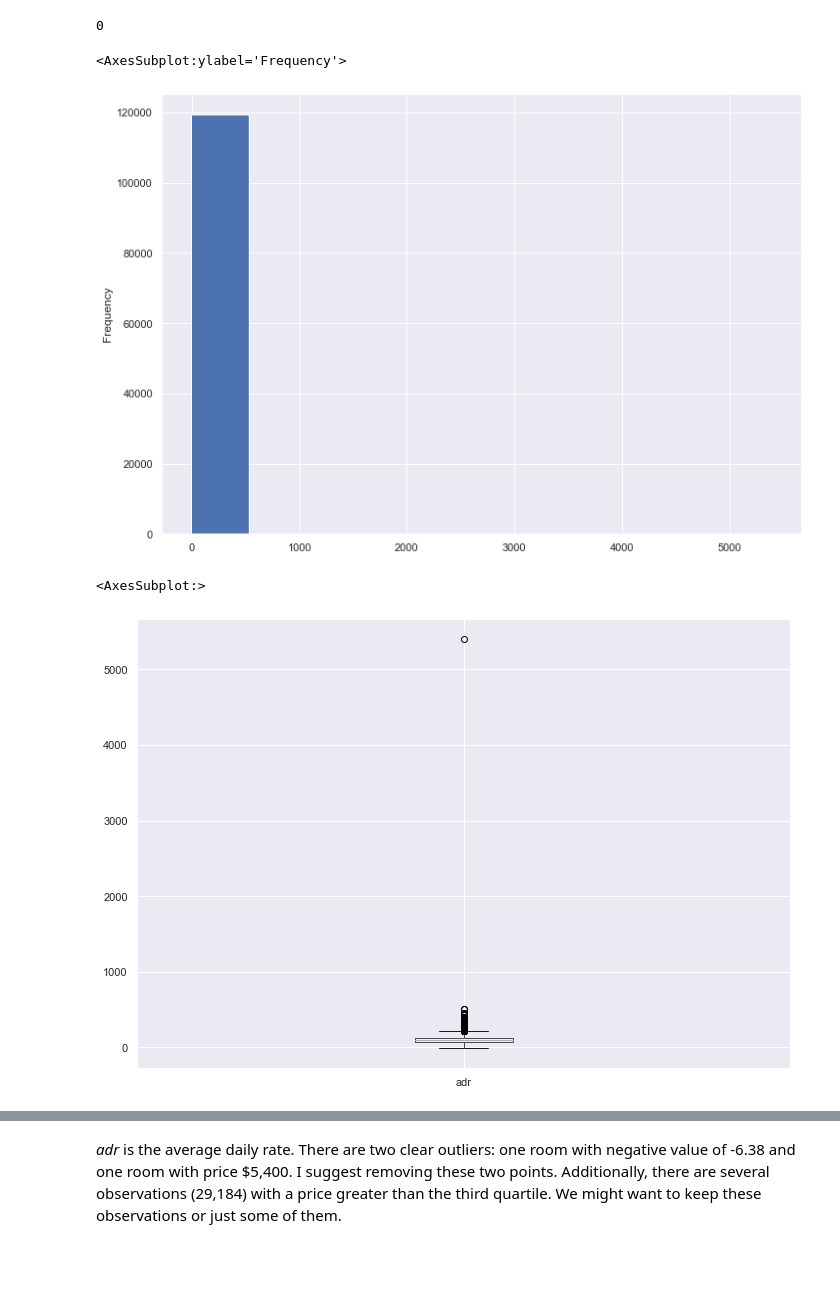
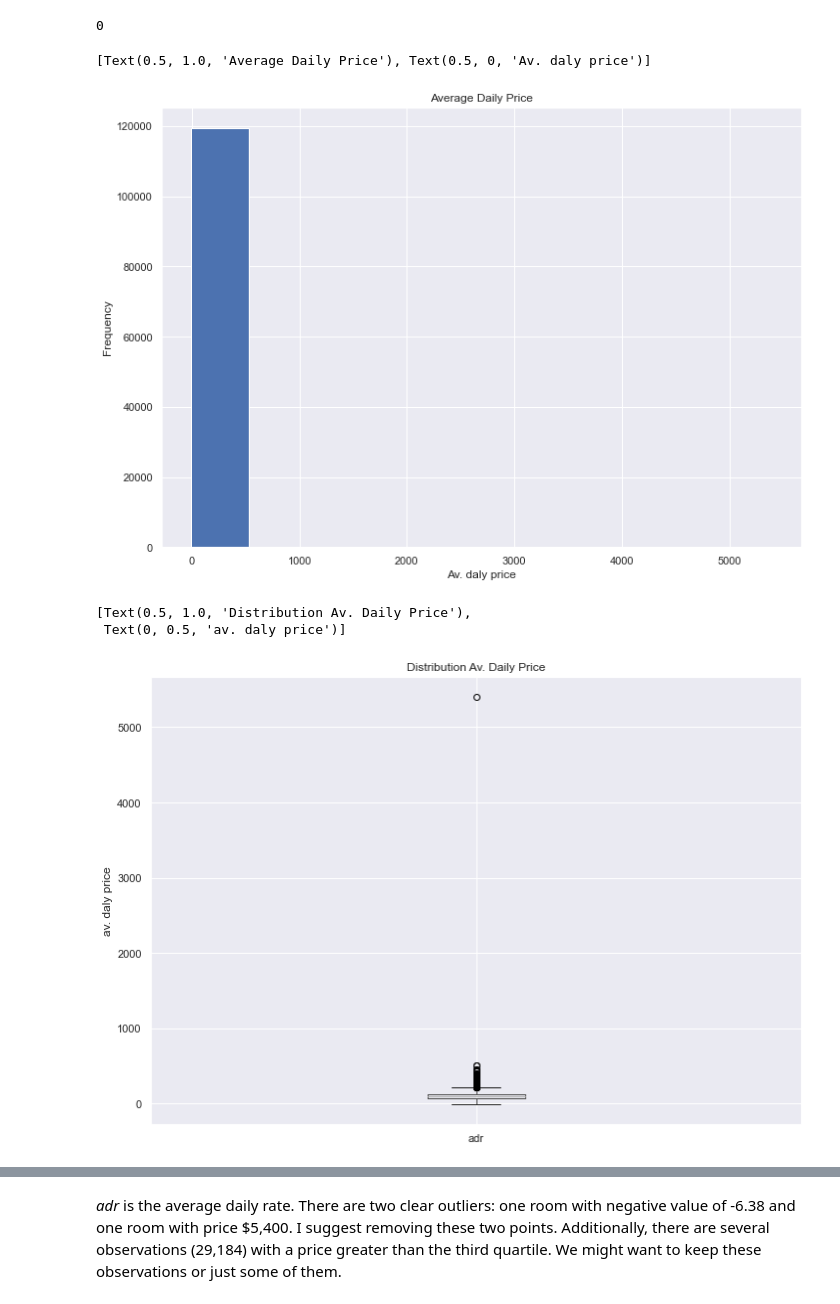
Before and after one commit to wenchengking/End-to-End-Hotel-Booking-Cancellation-Machine-Learning-Model, a Jupyter notebook: 04_EDA/EDA_ALLI.ipynb, the cells around one changed output, grey strips where cells are left out. Cells and saved outputs as stored; diff of their text form; code cells hidden in the pictures; blank space fills up the shorter version.

```diff
--- a/04_EDA/EDA_ALLI.ipynb
+++ b/04_EDA/EDA_ALLI.ipynb
@@ -235,13 +270,15 @@ data.adr.isna().sum()
 0
 # %%
 # distribution
-data.adr.plot(kind = "hist")
+data.adr.plot(kind = "hist").set(title='Average Daily Price',
+                                                  xlabel = "Av. daly price")
 # %% [output]
-<AxesSubplot:ylabel='Frequency'>
+[Text(0.5, 1.0, 'Average Daily Price'), Text(0.5, 0, 'Av. daly price')]
-[figure, old version]
+[figure, new version]
 # %%
 # Boxplot to look for outliers
-data.boxplot("adr")
+data.boxplot("adr").set(title='Distribution Av. Daily Price', ylabel = "av. daly price")
 # %% [output]
-<AxesSubplot:>
+[Text(0.5, 1.0, 'Distribution Av. Daily Price'),
+ Text(0, 0.5, 'av. daly price')]
-[figure, old version]
+[figure, new version]
```
Also changed, not shown: parts of 33 cells of this notebook.
